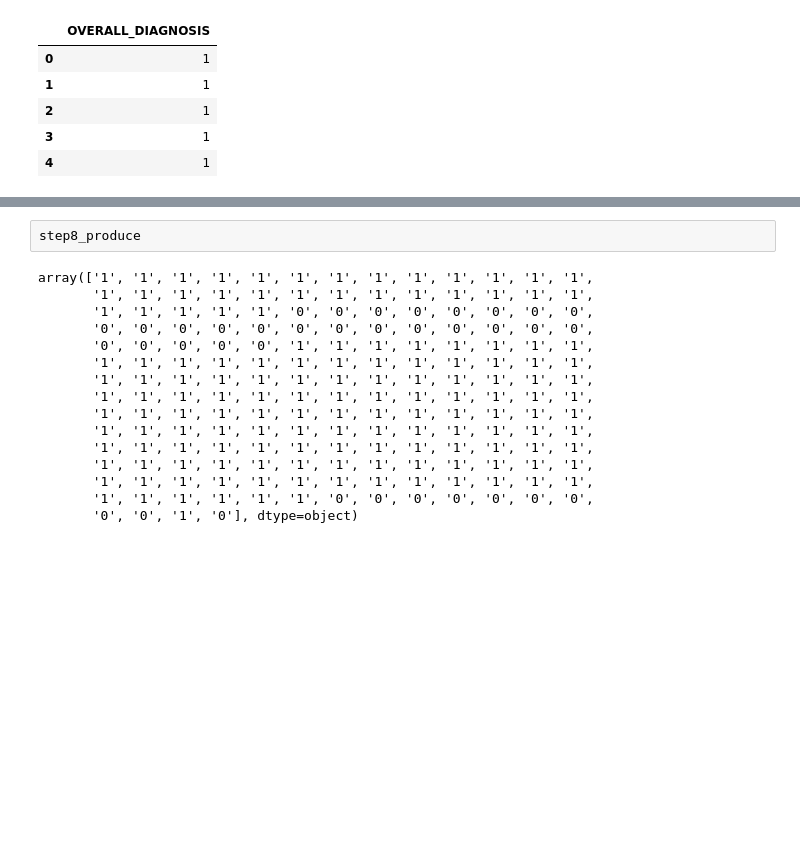
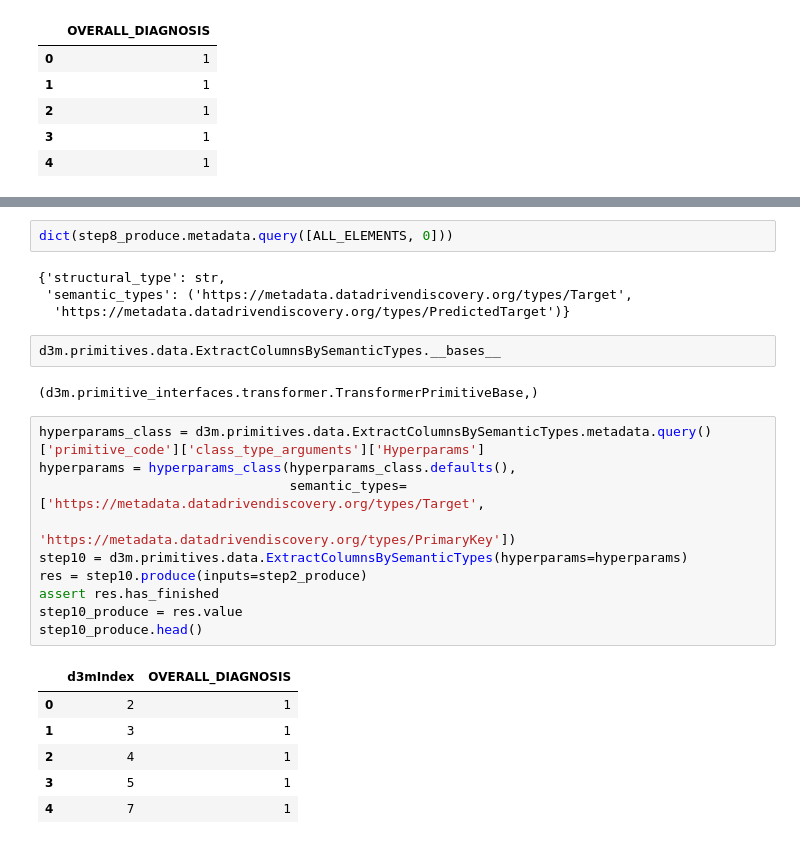
Before and after one commit to VIDA-NYU/alphad3m, a Jupyter notebook: scripts/pipeline_new_primitives.ipynb, the cells around one changed output, grey strips where cells are left out. Saved outputs shown, nothing was run; the diff lists cells and outputs as text; blank space fills up the shorter version.

```diff
--- a/scripts/pipeline_new_primitives.ipynb
+++ b/scripts/pipeline_new_primitives.ipynb
@@ -298,21 +315,30 @@ step8_produce = res.value
-# %%
-step8_produce
-# %% [output]
-array(['1', '1', '1', '1', '1', '1', '1', '1', '1', '1', '1', '1', '1',
-       '1', '1', '1', '1', '1', '1', '1', '1', '1', '1', '1', '1', '1',
-       '1', '1', '1', '1', '1', '0', '0', '0', '0', '0', '0', '0', '0',
-       '0', '0', '0', '0', '0', '0', '0', '0', '0', '0', '0', '0', '0',
-       '0', '0', '0', '0', '0', '1', '1', '1', '1', '1', '1', '1', '1',
-       '1', '1', '1', '1', '1', '1', '1', '1', '1', '1', '1', '1', '1',
-       '1', '1', '1', '1', '1', '1', '1', '1', '1', '1', '1', '1', '1',
-       '1', '1', '1', '1', '1', '1', '1', '1', '1', '1', '1', '1', '1',
-       '1', '1', '1', '1', '1', '1', '1', '1', '1', '1', '1', '1', '1',
-       '1', '1', '1', '1', '1', '1', '1', '1', '1', '1', '1', '1', '1',
-       '1', '1', '1', '1', '1', '1', '1', '1', '1', '1', '1', '1', '1',
-       '1', '1', '1', '1', '1', '1', '1', '1', '1', '1', '1', '1', '1',
-       '1', '1', '1', '1', '1', '1', '1', '1', '1', '1', '1', '1', '1',
-       '1', '1', '1', '1', '1', '1', '0', '0', '0', '0', '0', '0', '0',
-       '0', '0', '1', '0'], dtype=object)
+# %%
+dict(step8_produce.metadata.query([ALL_ELEMENTS, 0]))
+# %% [output]
+{'structural_type': str,
+ 'semantic_types': ('https://metadata.datadrivendiscovery.org/types/Target',
+  'https://metadata.datadrivendiscovery.org/types/PredictedTarget')}
+# %%
+d3m.primitives.data.ExtractColumnsBySemanticTypes.__bases__
+# %% [output]
+(d3m.primitive_interfaces.transformer.TransformerPrimitiveBase,)
+# %%
+hyperparams_class = d3m.primitives.data.ExtractColumnsBySemanticTypes.metadata.query()['primitive_code']['class_type_arguments']['Hyperparams']
+hyperparams = hyperparams_class(hyperparams_class.defaults(),
+                                semantic_types=['https://metadata.datadrivendiscovery.org/types/Target',
+                                                'https://metadata.datadrivendiscovery.org/types/PrimaryKey'])
+step10 = d3m.primitives.data.ExtractColumnsBySemanticTypes(hyperparams=hyperparams)
+res = step10.produce(inputs=step2_produce)
+assert res.has_finished
+step10_produce = res.value
+step10_produce.head()
+# %% [output]
+|  | d3mIndex | OVERALL_DIAGNOSIS |
+| 0 | 2 | 1 |
+| 1 | 3 | 1 |
+| 2 | 4 | 1 |
+| 3 | 5 | 1 |
+| 4 | 7 | 1 |
 # %%
 d3m.primitives.data.ConstructPredictions.__bases__
 # %% [output]
```
Also changed, not shown: parts of 26 cells of this notebook.
